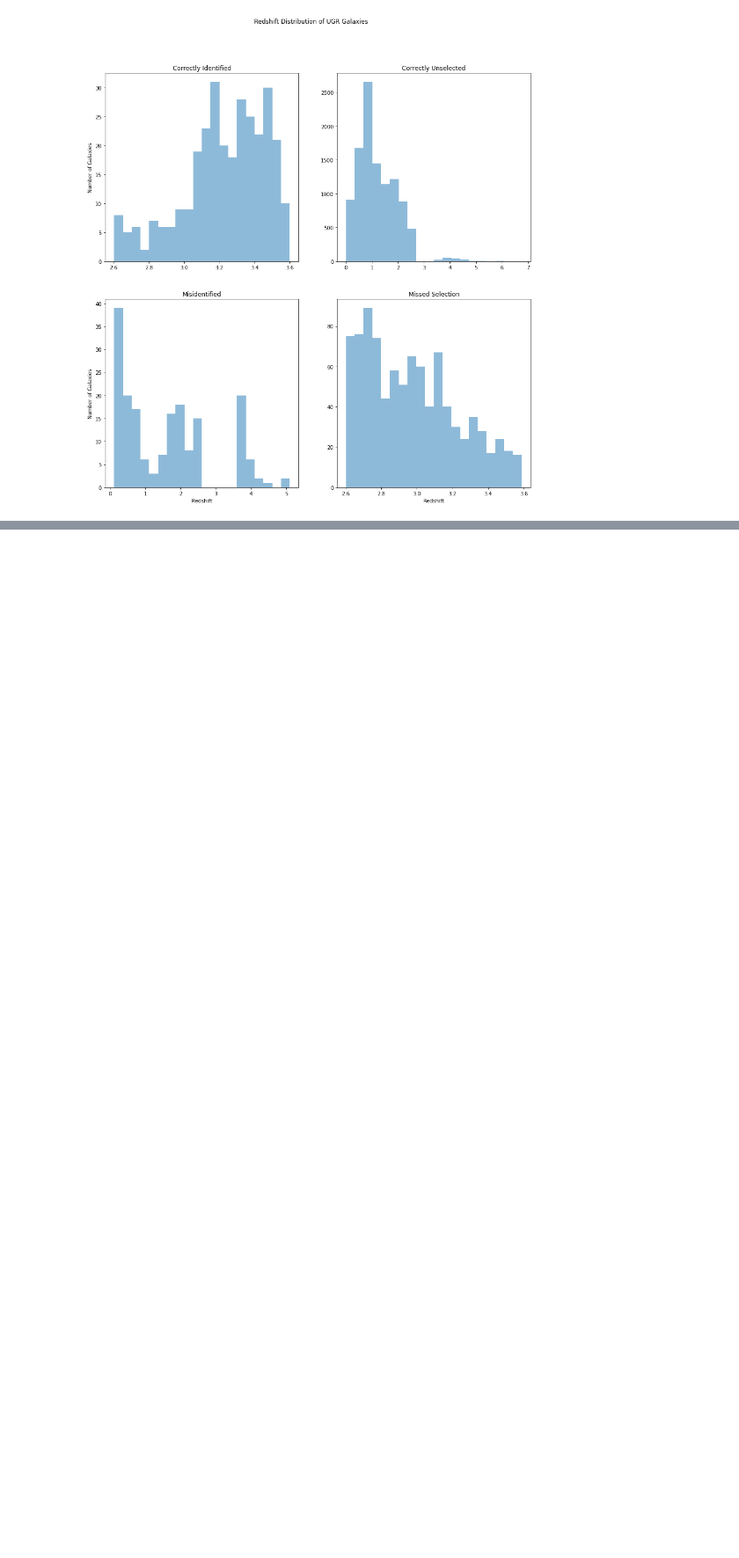
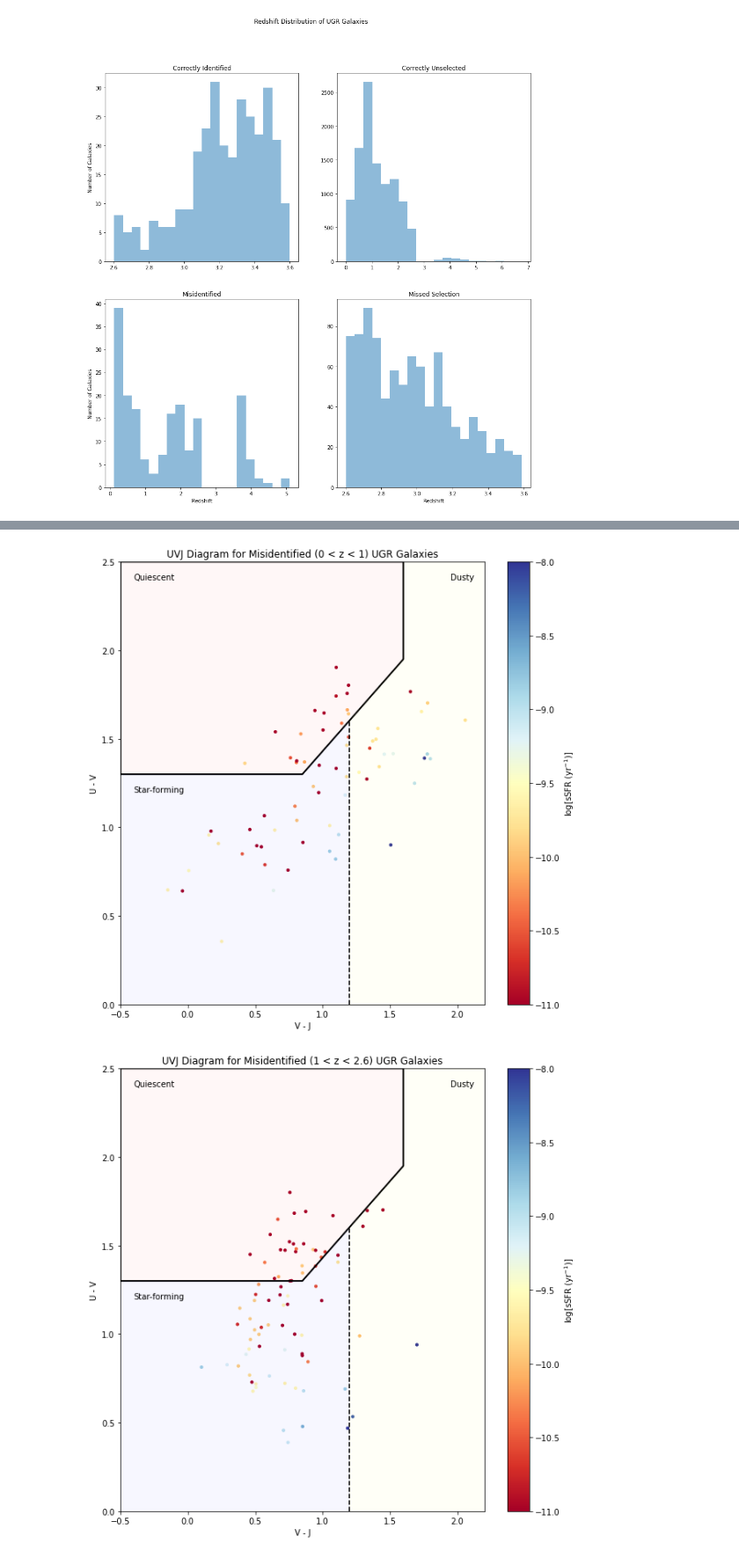
Before and after one commit to mitchellhooymans/LymanBreakActivity, a Jupyter notebook: LymanBreakActivity.ipynb, the cells around one changed output, grey strips where cells are left out. Shown at 88% size. Saved outputs shown, nothing was run; the diff lists cells and outputs as text; code cells hidden in the pictures; blank space fills up the shorter version.

```diff
--- a/LymanBreakActivity.ipynb
+++ b/LymanBreakActivity.ipynb
@@ -462,0 +502,18 @@ for ax in axs[1, :]:
+# %%
+# Similarly we can see where these two sets of galaxies sit on the UVJ diagram
+# Plotting the UVJ diagram for the misidentified category at 0 < z < 2.6
+
+# setup the UVJ colour indicies
+uv_lowz1 = misidentification_lowz1_df['rf_u_mag'] - misidentification_lowz1_df['rf_v_mag']
+vj_lowz1 = misidentification_lowz1_df['rf_v_mag'] - misidentification_lowz1_df['rf_j_mag']
+
+uv_lowz26 = misidentification_lowz26_df['rf_u_mag'] - misidentification_lowz26_df['rf_v_mag']
+uv_lowz26 = misidentification_lowz26_df['rf_v_mag'] - misidentification_lowz26_df['rf_j_mag']
+
+
+# Plot the UVJ diagram for the misidentified category at 0 < z < 2.6
+plot_uvj_categories(misidentification_lowz1_df, 'Misidentified (0 < z < 1)')
+plot_uvj_categories(misidentification_lowz26_df, 'Misidentified (1 < z < 2.6)')
+# %% [output]
+[figure, added]
+[figure, added]
```
Also changed, not shown: parts of 21 cells of this notebook.
